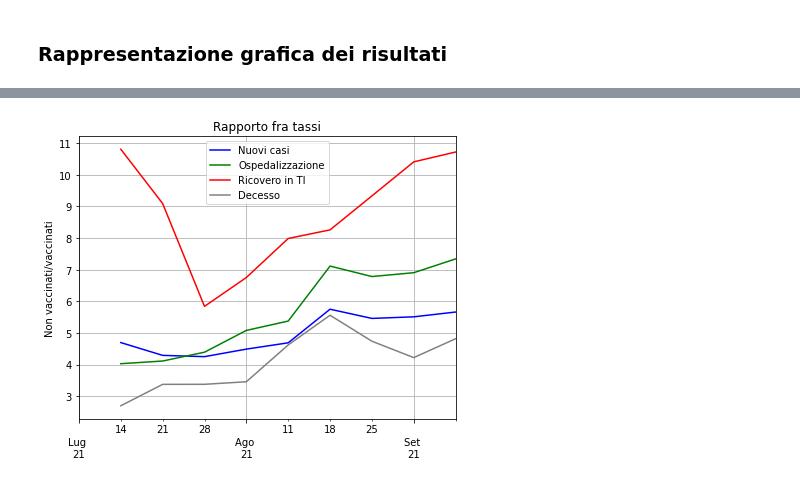
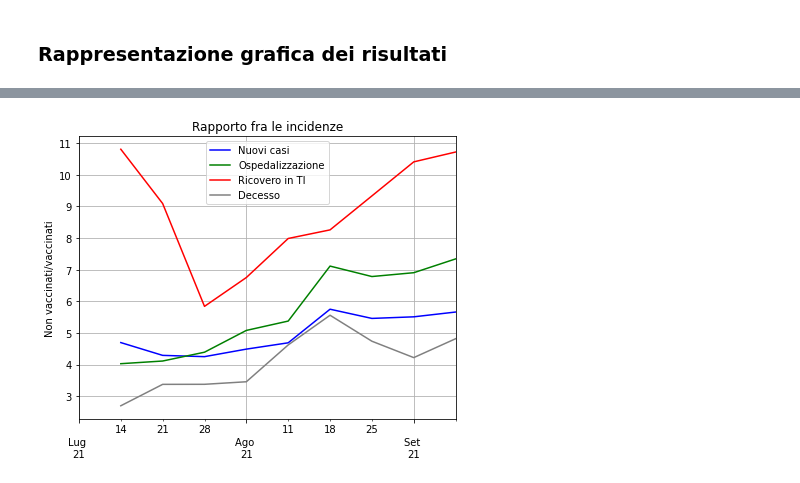
Before and after one commit to apalladi/covid_vaccini_monitoraggio, a Jupyter notebook: andamento_epidemia.ipynb, the cells around one changed output, grey strips where cells are left out. Drawn from its saved outputs; the diff is of its cells as text; code cells hidden in the pictures.

```diff
--- a/andamento_epidemia.ipynb
+++ b/andamento_epidemia.ipynb
@@ -25,7 +25,7 @@ df_assoluti
 Calcola tassi di infezione, ospedalizzazione e decessi per vaccinati e non vaccinati
 # %%
 # ricava i tassi, divivendo per la popolazione vaccinati e non vaccinata
-tassi = 10**6*np.transpose([df_assoluti['casi non vaccinati']/df_assoluti['non vaccinati'],
+tassi = (7/30)*10**5*np.transpose([df_assoluti['casi non vaccinati']/df_assoluti['non vaccinati'],
          df_assoluti['casi vaccinati']/df_assoluti['vaccinati completo'],
          df_assoluti['ospedalizzati non vaccinati']/df_assoluti['non vaccinati'],
          df_assoluti['ospedalizzati vaccinati']/df_assoluti['vaccinati completo'],
@@ -101,17 +102,17 @@ plt.show()
 # %%
 plt.figure(figsize=(6, 5))
 (df_tassi.iloc[:, 0]/df_tassi.iloc[:, 1]).plot(label='Nuovi casi', color='blue')
 (df_tassi.iloc[:, 2]/df_tassi.iloc[:, 3]).plot(label='Ospedalizzazione', color='green')
 (df_tassi.iloc[:, 4]/df_tassi.iloc[:, 5]).plot(label='Ricovero in TI', color='red')
 (df_tassi.iloc[:, 6]/df_tassi.iloc[:, 7]).plot(label='Decesso', color='gray')
-plt.title('Rapporto fra tassi')
+plt.title('Rapporto fra le incidenze')
 plt.legend()
 plt.xticks(x_date, x_label)
 plt.xlabel('')
 plt.ylabel('Non vaccinati/vaccinati')
 plt.grid()
 plt.tight_layout()
 plt.savefig('risultati/rapporto_tra_tassi.png', dpi=300)
 plt.show()
 # %% [output]
-[figure, old version]
+[figure, new version]
```
Also changed, not shown: parts of 3 cells of this notebook, 6 other files.
